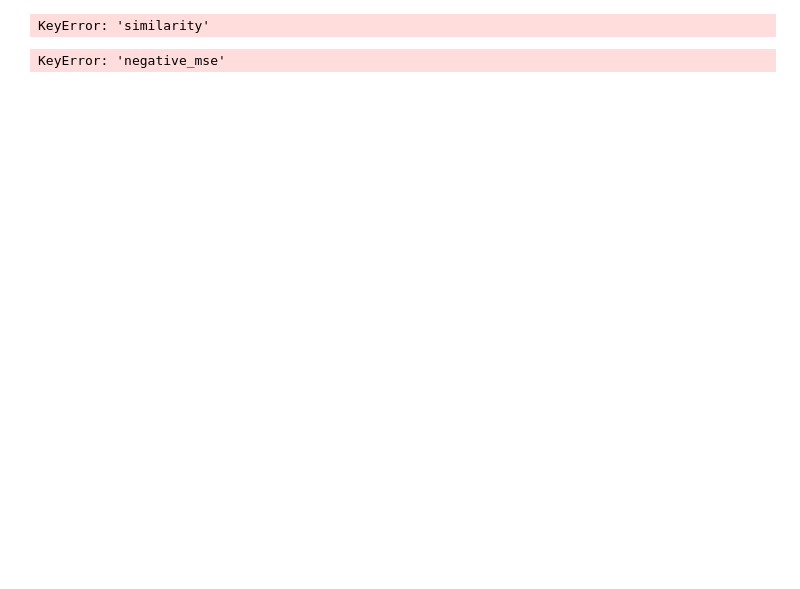
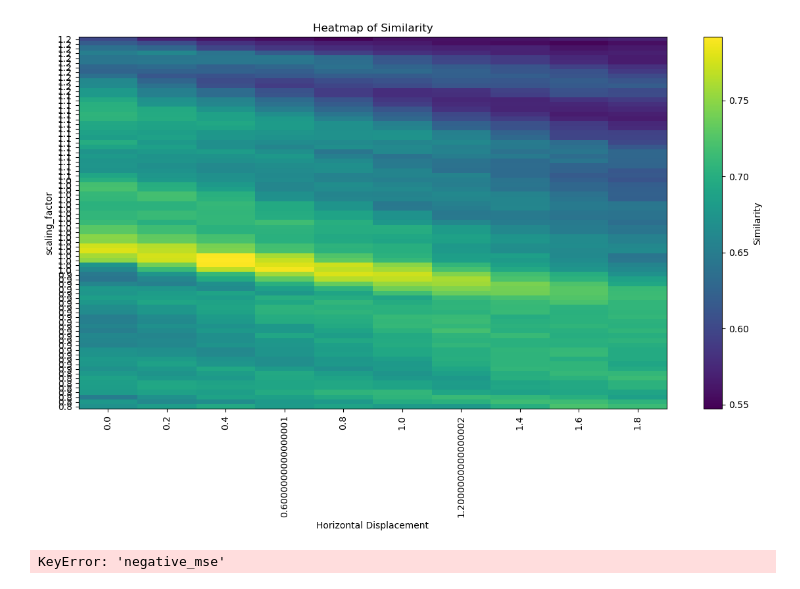
Before and after one commit to 1155194577/alignment, a Jupyter notebook: analysis.ipynb, the cells around one changed output. Cells and saved outputs as stored; diff of their text form; code cells hidden in the pictures; blank space fills up the shorter version.

```diff
--- a/analysis.ipynb
+++ b/analysis.ipynb
@@ -62,30 +62,30 @@ plot_3d(y_axis, x_axis, z_axis, title="3D Search Results", xlabel="Scaling facto
 # %%
 # Create a pivot table for the heatmap
 heatmap_data = df.pivot_table(
     index='scaling_factor',
     columns='horizontal_displacement',
-    values='similarity'
+    values='cosine_similarity'
 )
 
 plt.figure(figsize=(12, 8))
 plt.imshow(heatmap_data, aspect='auto', origin='lower', cmap='viridis')
 plt.colorbar(label='Similarity')
 plt.xlabel('Horizontal Displacement')
 plt.ylabel('scaling_factor')
 plt.title('Heatmap of Similarity')
 plt.xticks(
     ticks=np.arange(len(heatmap_data.columns)),
     labels=heatmap_data.columns,
     rotation=90
 )
 plt.yticks(
     ticks=np.arange(len(heatmap_data.index)),
     labels=np.round(heatmap_data.index, 1)
 )
 plt.tight_layout()
 plt.show()
 # %% [output]
-KeyError: 'similarity'
+[figure, added]
 # %%
 # Create a pivot table for the heatmap
 heatmap_data = df.pivot_table(
```
Also changed, not shown: parts of 6 cells of this notebook, 10 other files.
